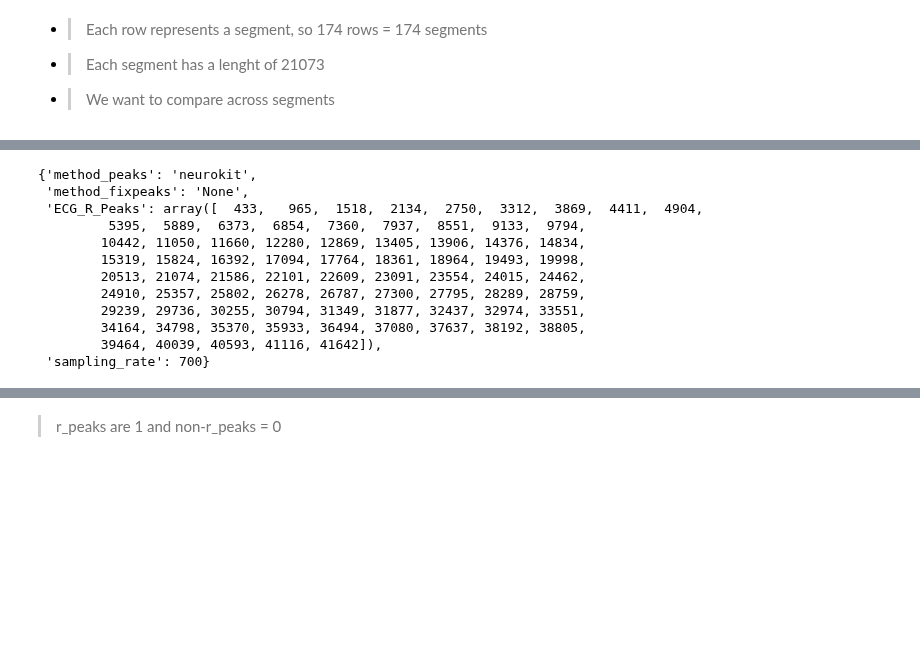
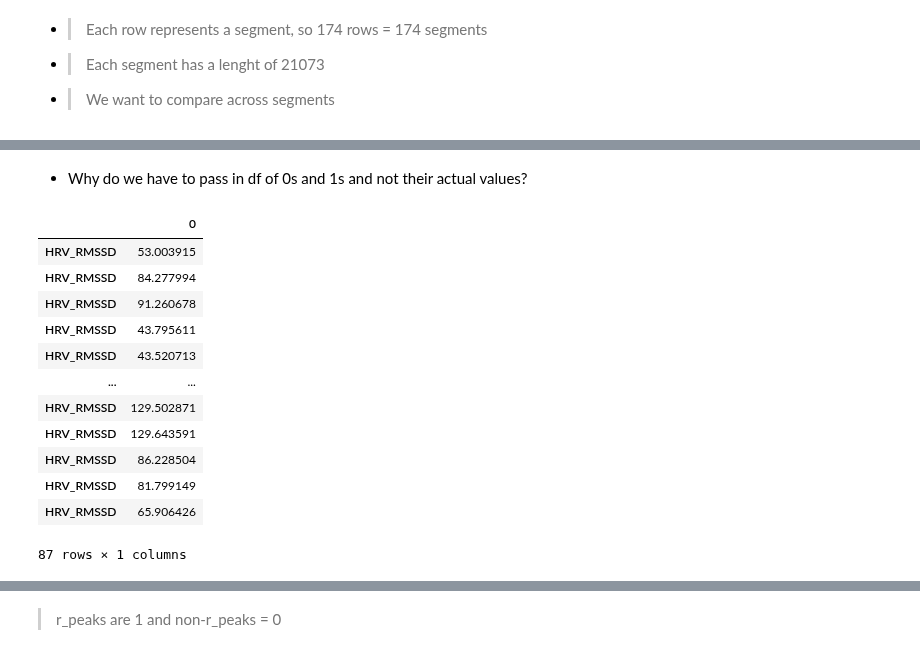
Before and after one commit to invisible-illness-project/lamina, a Jupyter notebook: notebook_experiments/ans_basics_via_wesad/ecg_to_hr-neurokit.ipynb, the cells around one changed output, grey strips where cells are left out. Drawn from its saved outputs; the diff is of its cells as text; code cells hidden in the pictures; blank space fills up the shorter version.

```diff
--- a/notebook_experiments/ans_basics_via_wesad/ecg_to_hr-neurokit.ipynb
+++ b/notebook_experiments/ans_basics_via_wesad/ecg_to_hr-neurokit.ipynb
@@ -185,0 +114,2 @@ for idx, segment in tqdm(segments_df.iterrows()):
+# %% [markdown]
+- Why do we have to pass in df of 0s and 1s and not their actual values?
@@ -186,16 +121,27 @@ for idx, segment in tqdm(segments_df.iterrows()):
 # %%
-r_peaks_df, r_peaks_info = r_peaks_data[0]
-r_peaks_info
+rmssds = []
+for r_peaks_data_idx in range(len(r_peaks_data)):
+    r_peaks_df, r_peaks_info = r_peaks_data[r_peaks_data_idx]
+    # if r_peaks_data_idx == 1:
+        # print(r_peaks_info)
+
+    stats_df = nk.hrv(r_peaks_df, sampling_rate=700, show=False)
+    rmssd = get_rmssd(stats_df)
+    rmssds.append(rmssd)
+
+rmssds_df = pd.DataFrame(rmssds)
+rmssds_df
 # %% [output]
+|  | 0 |
+| HRV_RMSSD | 53.003915 |
+| HRV_RMSSD | 84.277994 |
+| HRV_RMSSD | 91.260678 |
+| HRV_RMSSD | 43.795611 |
+| HRV_RMSSD | 43.520713 |
+| ... | ... |
+| HRV_RMSSD | 129.502871 |
+| HRV_RMSSD | 129.643591 |
+| HRV_RMSSD | 86.228504 |
+| HRV_RMSSD | 81.799149 |
+| HRV_RMSSD | 65.906426 |
-{'method_peaks': 'neurokit',
- 'method_fixpeaks': 'None',
- 'ECG_R_Peaks': array([  433,   965,  1518,  2134,  2750,  3312,  3869,  4411,  4904,
-         5395,  5889,  6373,  6854,  7360,  7937,  8551,  9133,  9794,
-        10442, 11050, 11660, 12280, 12869, 13405, 13906, 14376, 14834,
-        15319, 15824, 16392, 17094, 17764, 18361, 18964, 19493, 19998,
-        20513, 21074, 21586, 22101, 22609, 23091, 23554, 24015, 24462,
-        24910, 25357, 25802, 26278, 26787, 27300, 27795, 28289, 28759,
-        29239, 29736, 30255, 30794, 31349, 31877, 32437, 32974, 33551,
-        34164, 34798, 35370, 35933, 36494, 37080, 37637, 38192, 38805,
-        39464, 40039, 40593, 41116, 41642]),
- 'sampling_rate': 700}
+87 rows × 1 columns
```
Also changed, not shown: parts of 19 cells of this notebook.
